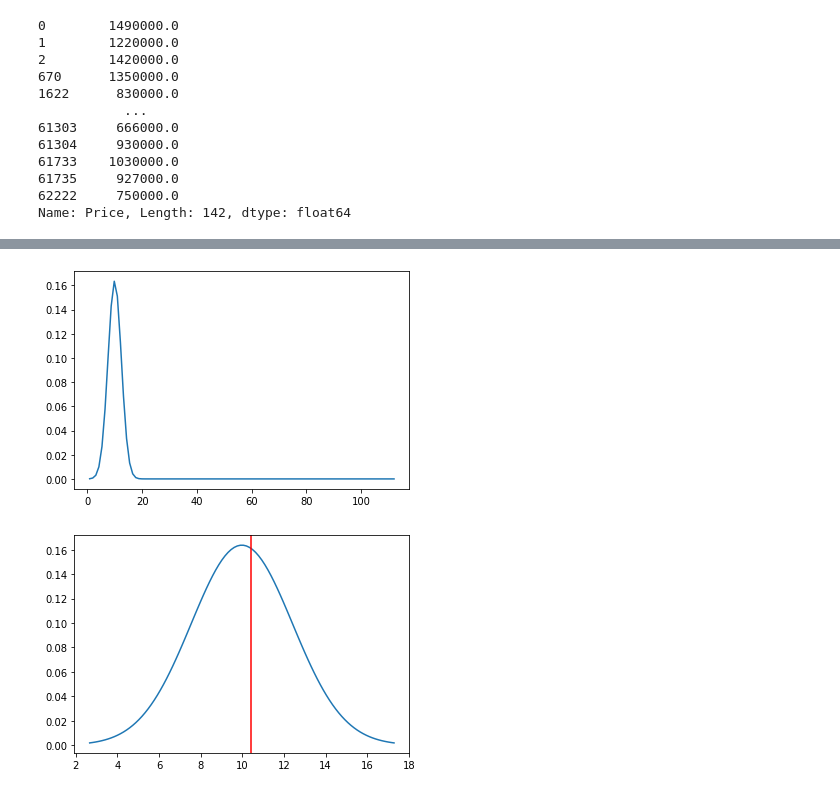
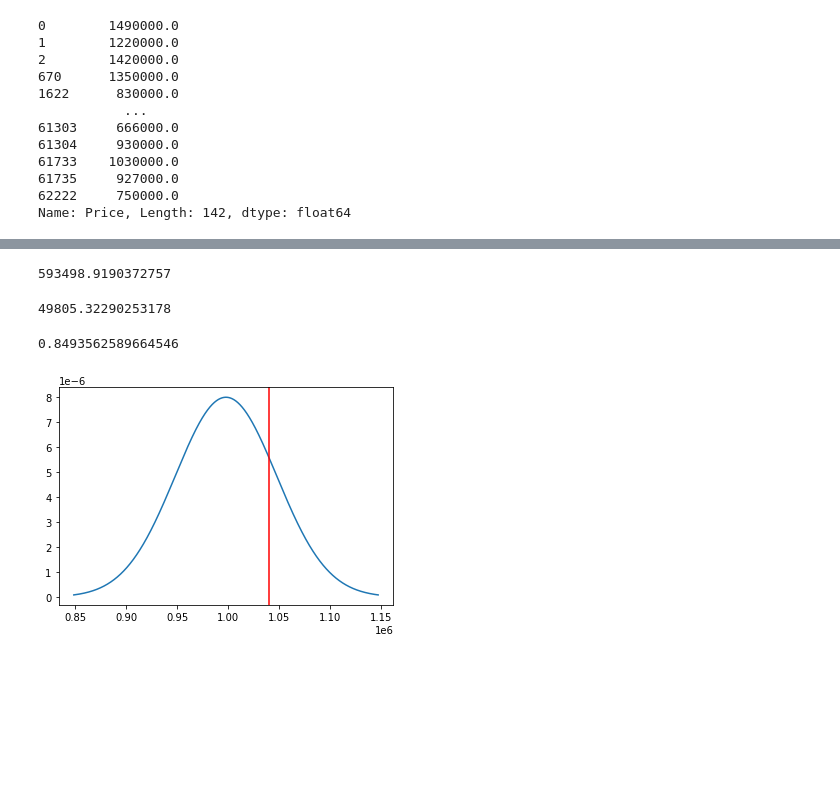
Before and after one commit to pheetah/statistical-analysis-house-prices, a Jupyter notebook: ceng-518hw.ipynb, the cells around one changed output, grey strips where cells are left out. Drawn from its saved outputs; the diff is of its cells as text; code cells hidden in the pictures; blank space fills up the shorter version.

```diff
--- a/ceng-518hw.ipynb
+++ b/ceng-518hw.ipynb
@@ -41,7 +42,7 @@ prices
 63020     545000.0
 Name: Price, Length: 48433, dtype: float64
 # %%
-def division(n):
-    return n/10000
-prices = prices.apply(lambda x: x/100000)
-prices
+#def division(n):
+#    return n/10000
+#prices = prices.apply(lambda x: x/10000)
+#prices
@@ -76,4 +64,4 @@ prices_in_abbotsford
 62222     750000.0
 Name: Price, Length: 142, dtype: float64
 # %%
-prices_in_abbotsford = prices_in_abbotsford.apply(lambda x: x/100000)
+#prices_in_abbotsford = prices_in_abbotsford.apply(lambda x: x/10000)
@@ -119,13 +123,21 @@ min_price = prices.min()
 max_price = prices.max()
 min_abbotsford_price = prices_in_abbotsford.min()
 max_abbotsford_price = prices_in_abbotsford.max()
+# %%
+prices_in_abbotsford_mean
+prices_std
+# %% [output]
+593498.9190372757
 # %%
-mu = prices_mean
-std = prices_std
-sigma = math.sqrt(std)
+#mu = prices_mean
+#std = prices_std
+#sigma = math.sqrt(std)
 #x = np.linspace(mu - 3*sigma, mu + 3*sigma, 100)
-x = np.linspace(min_price, max_price, 100)
-plt.plot(x, norm.pdf(x, mu, sigma))
-plt.show()
+#x = np.linspace(min_price, max_price, 100)
+#plt.plot(x, norm.pdf(x, mu, sigma))
+#plt.show()
-# %% [output]
-[figure, removed]
+# %%
+standard_error = prices_std / sqrt(prices_in_abbotsford_len)
+standard_error
+# %% [output]
+49805.32290253178
@@ -132,10 +146,16 @@ plt.show()
+# %%
+standard_errors_away = mean_diff / standard_error
+standard_errors_away
+# %% [output]
+0.8493562589664546
 # %%
 mu = prices_mean
-variance = prices_std
-sigma = math.sqrt(variance)
-x = np.linspace(mu - 3*sigma, mu + 3*sigma, 100)
+variance = prices_std / sqrt(prices_in_abbotsford_len)
+#sigma = math.sqrt(variance)
+sigma = variance
+x = np.linspace(mu - 3*sigma, mu + 3*sigma, len(prices))
 plt.plot(x, norm.pdf(x, mu, sigma))
 plt.axvline(x=prices_in_abbotsford_mean, color="r")
 plt.show()
 # %% [output]
-[figure, old version]
+[figure, new version]
```
Also changed, not shown: parts of 16 cells of this notebook.
